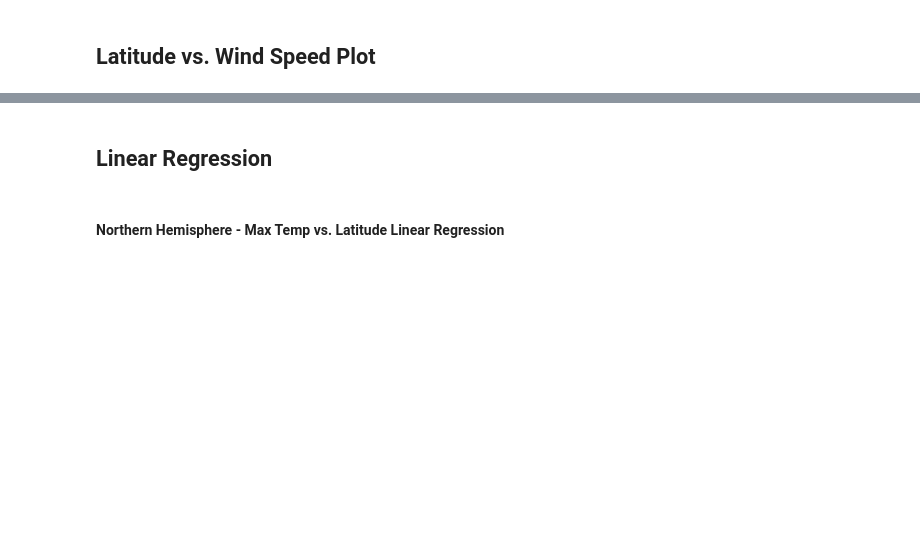
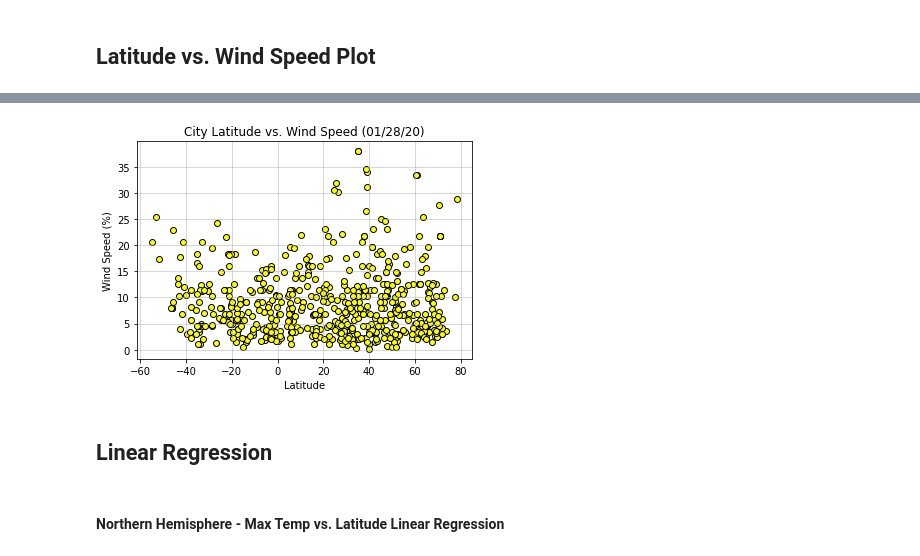
Before and after one commit to aolea13/python_api_challenge, a Jupyter notebook: WeatherPy/Homework_06-Python-APIs_starter_code_WeatherPy.ipynb, the cells around one changed output, grey strips where cells are left out. Drawn from its saved outputs; the diff is of its cells as text; code cells hidden in the pictures; blank space fills up the shorter version.

```diff
--- a/WeatherPy/Homework_06-Python-APIs_starter_code_WeatherPy.ipynb
+++ b/WeatherPy/Homework_06-Python-APIs_starter_code_WeatherPy.ipynb
@@ -191,3 +256,23 @@ Int64Index([], dtype='int64')
+# %%
+#create scater plot
+plt.scatter(weather_df['Lat'], weather_df['Wind Speed'], facecolor = 'yellow', edgecolor = 'black')
+
+#title
+plt.title('City Latitude vs. Wind Speed (01/28/20)')
+
+#x axis label
+plt.xlabel('Latitude')
+
+#y axis label
+plt.ylabel('Wind Speed (%)')
+
+#set gid
+plt.grid(linestyle = '-', linewidth = 1, alpha = 0.5)
+
+#export as png
+plt.savefig('output_data/city_latitude_vs_Wind Speed.png')
+# %% [output]
+[figure, added]
 # %% [markdown]
 ## Linear Regression
 # %% [markdown]
```
Also changed, not shown: parts of 17 cells of this notebook, 5 other files.
